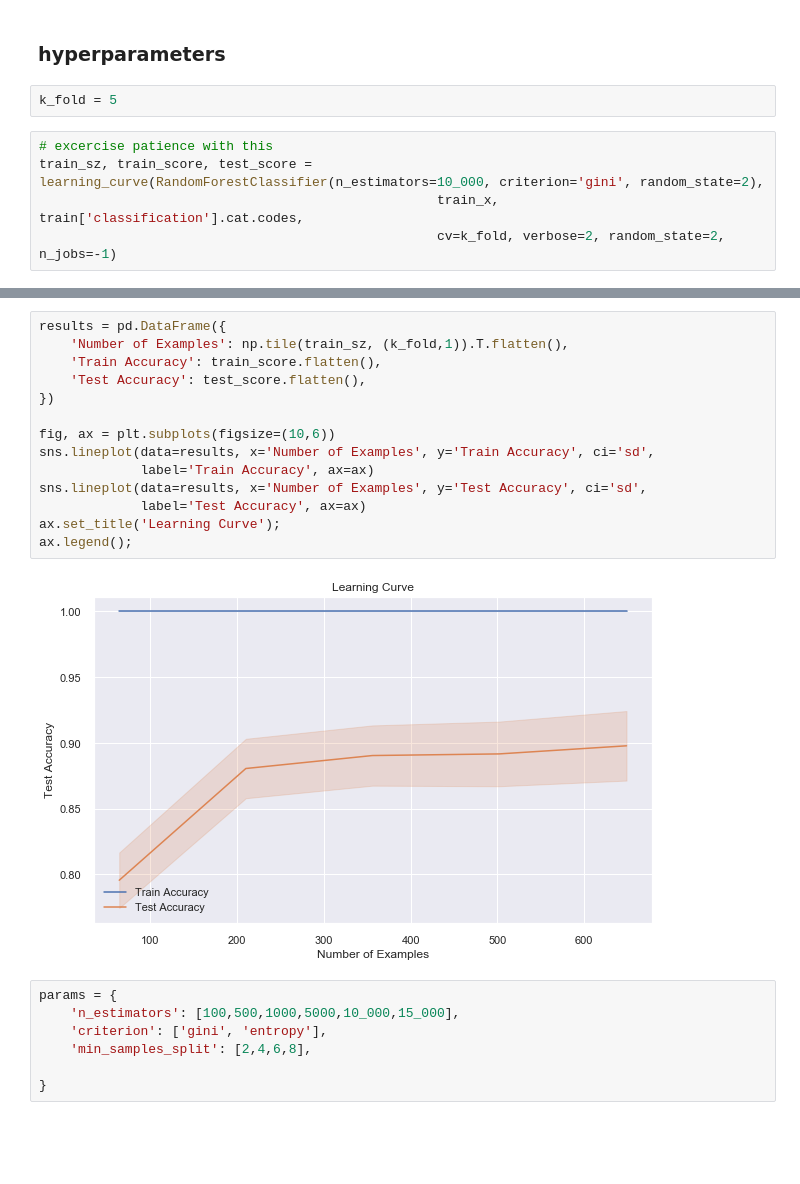
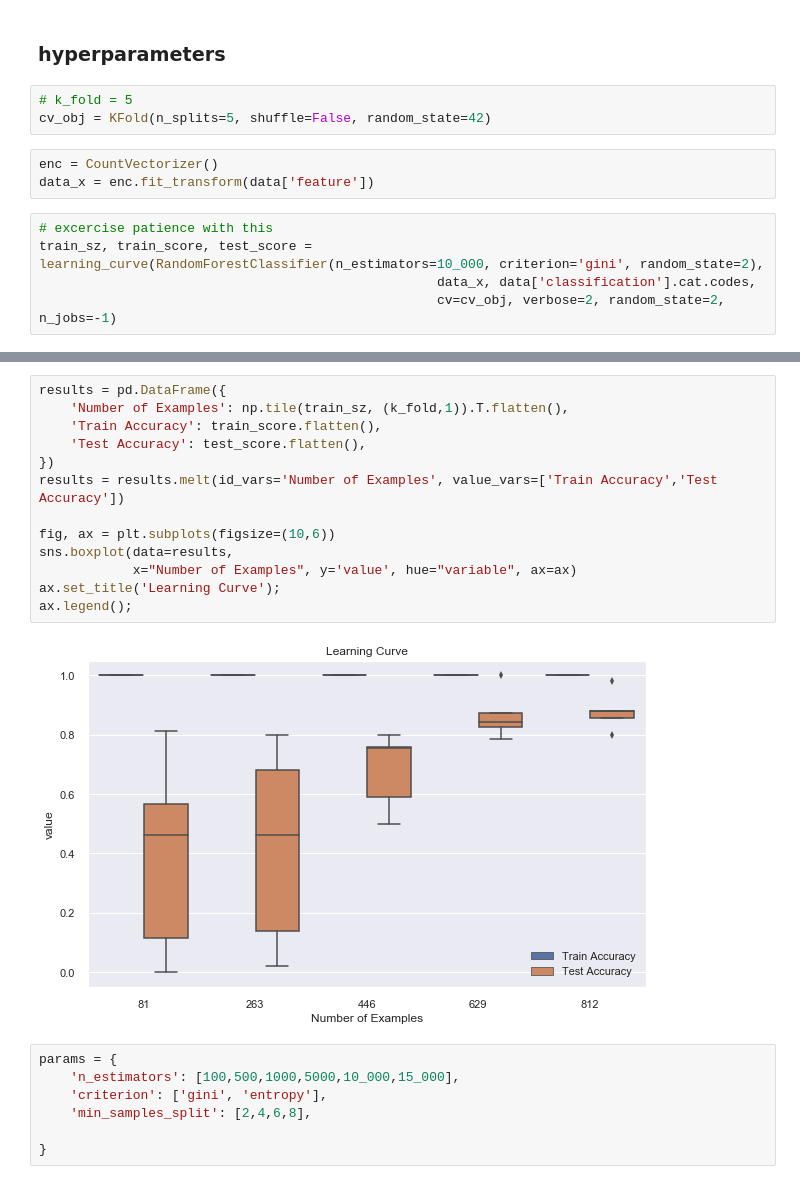
Before and after one commit to izdar/YouFraud-Refactored, a Jupyter notebook: Classifier/model_search/3 - classify.ipynb, the cells around one changed output, grey strips where cells are left out. Cells and saved outputs as stored; diff of their text form; blank space fills up the shorter version.

Commit message:
Modified CV using KFold from sklearn

```diff
--- a/Classifier/model_search/3 - classify.ipynb
+++ b/Classifier/model_search/3 - classify.ipynb
@@ -211,11 +211,15 @@ export_graphviz(clf.estimators_[42], out_file='tree.dot',
                 precision = 2, filled = True)
 # %% [markdown]
 ### hyperparameters
-# %%
-k_fold = 5
+# %%
+# k_fold = 5
+cv_obj = KFold(n_splits=5, shuffle=False, random_state=42)
+# %%
+enc = CountVectorizer()
+data_x = enc.fit_transform(data['feature'])
 # %%
 # excercise patience with this
 train_sz, train_score, test_score = learning_curve(RandomForestClassifier(n_estimators=10_000, criterion='gini', random_state=2),
-                                                   train_x, train['classification'].cat.codes,
-                                                   cv=k_fold, verbose=2, random_state=2, n_jobs=-1)
+                                                   data_x, data['classification'].cat.codes,
+                                                   cv=cv_obj, verbose=2, random_state=2, n_jobs=-1)
 # %% [output]
@@ -227,19 +230,18 @@ train_sz, train_score, test_score = learning_curve(RandomForestClassifier(n_esti
 # %%
 results = pd.DataFrame({
     'Number of Examples': np.tile(train_sz, (k_fold,1)).T.flatten(),
     'Train Accuracy': train_score.flatten(),
     'Test Accuracy': test_score.flatten(),
 })
+results = results.melt(id_vars='Number of Examples', value_vars=['Train Accuracy','Test Accuracy'])
 
 fig, ax = plt.subplots(figsize=(10,6))
-sns.lineplot(data=results, x='Number of Examples', y='Train Accuracy', ci='sd',
-             label='Train Accuracy', ax=ax)
-sns.lineplot(data=results, x='Number of Examples', y='Test Accuracy', ci='sd',
-             label='Test Accuracy', ax=ax)
+sns.boxplot(data=results,
+            x="Number of Examples", y='value', hue="variable", ax=ax)
 ax.set_title('Learning Curve');
 ax.legend();
 # %% [output]
-[figure, old version]
+[figure, new version]
 # %%
 params = {
     'n_estimators': [100,500,1000,5000,10_000,15_000],
```
Also changed, not shown: parts of 9 cells of this notebook.
